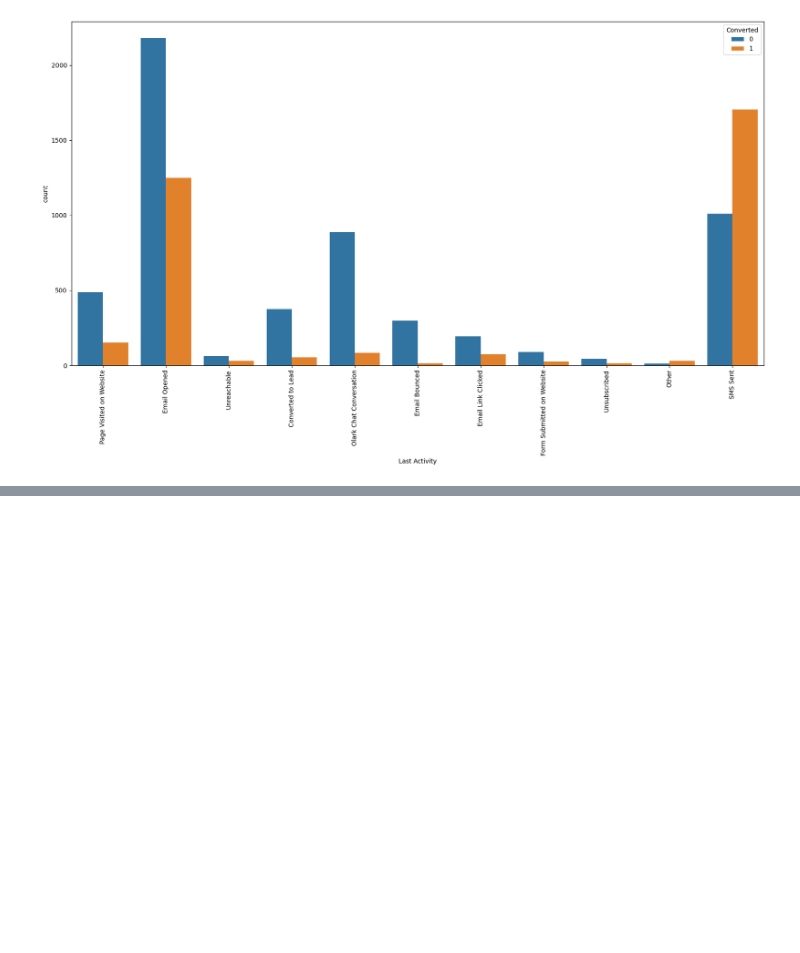
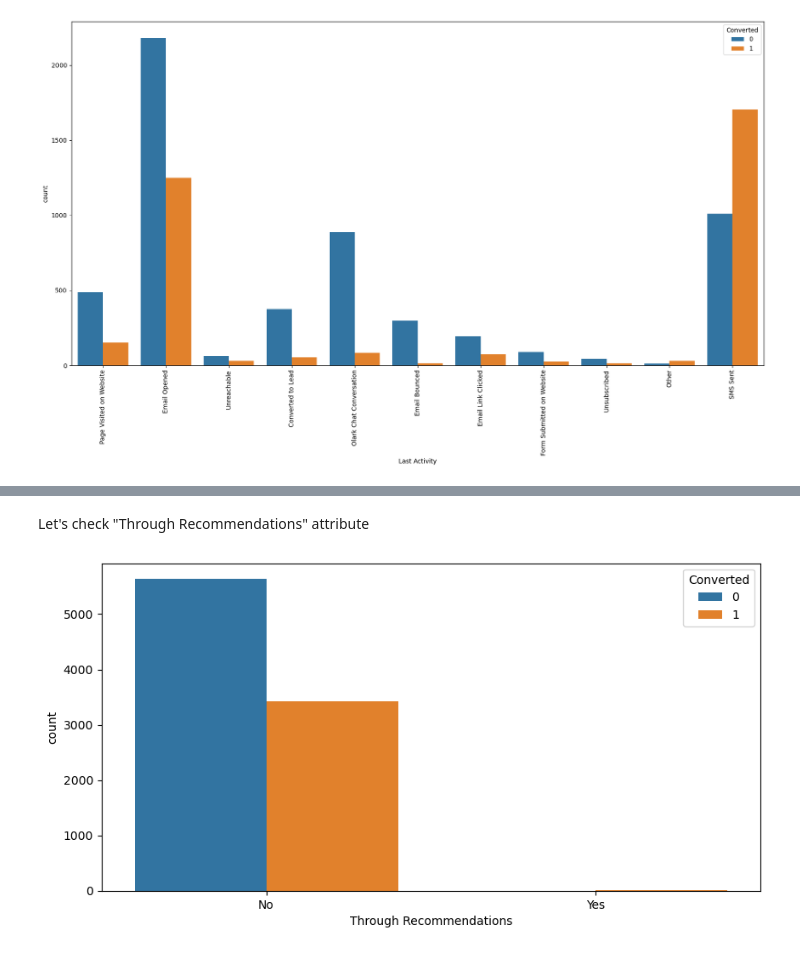
Before and after one commit to PrasunPK/lead-scoring-case-study, a Jupyter notebook: Case+Study.ipynb, the cells around one changed output, grey strips where cells are left out. Cells and saved outputs as stored; diff of their text form; code cells hidden in the pictures; blank space fills up the shorter version.

```diff
--- a/Case+Study.ipynb
+++ b/Case+Study.ipynb
@@ -786,0 +787,8 @@ plt.show()
+# %% [markdown]
+Let's check "Through Recommendations" attribute
+# %%
+plt.figure(figsize=(10, 5))
+sns.countplot(data = leads, x = 'Through Recommendations', hue = 'Converted')
+plt.show()
+# %% [output]
+[figure, added]
```
Also changed, not shown: parts of 55 cells of this notebook.
